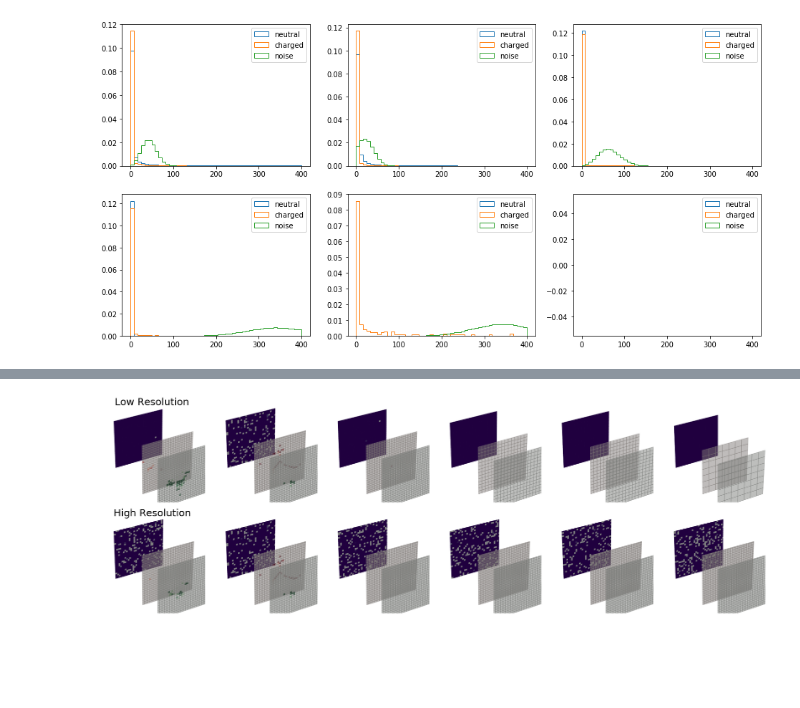
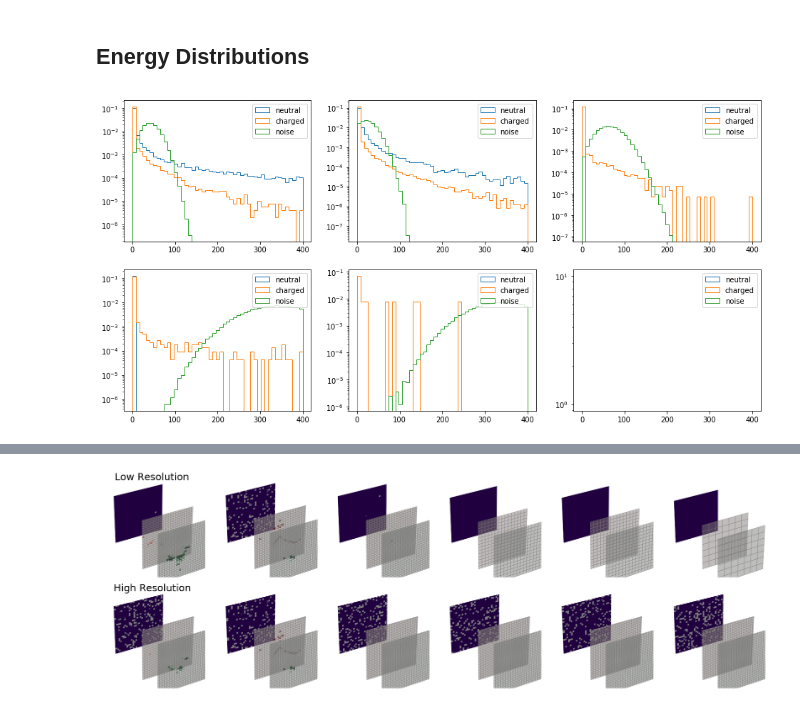
Before and after one commit to sanmayphy/ENERGYFLOW_ML, a Jupyter notebook: DataExploration/Data_Exploration.ipynb, the cells around one changed output, grey strips where cells are left out. Cells and saved outputs as stored; diff of their text form; code cells hidden in the pictures; blank space fills up the shorter version.

```diff
--- a/DataExploration/Data_Exploration.ipynb
+++ b/DataExploration/Data_Exploration.ipynb
@@ -28,25 +16,28 @@ UniformRes_TotalEnergy_Layer6
+# %% [markdown]
+## Energy Distributions
 # %%
 fig,ax = plt.subplots(2,3,figsize=(16,8))
 
 for layer_i in range(6):
 
     ax_i = ax[int(layer_i /3)][int(layer_i % 3)]
 
     charged_energy = f['RealRes_ChargedEnergy_Layer'+str(layer_i+1)][:].flatten()
     charged_energy = charged_energy[charged_energy > 0]
 
     neutral_energy = f['RealRes_NeutralEnergy_Layer'+str(layer_i+1)][:].flatten()
     neutral_energy = neutral_energy[neutral_energy > 0]
 
     noise =  f['RealRes_TotalEnergy_Layer'+str(layer_i+1)][:].flatten() \
                 -f['RealRes_ChargedEnergy_Layer'+str(layer_i+1)][:].flatten() \
                     -f['RealRes_NeutralEnergy_Layer'+str(layer_i+1)][:].flatten()
     noise = noise[noise > 0]
 
     ax_i.hist(neutral_energy,density=True,bins=np.linspace(0,400,50),label='neutral',histtype='step')
     ax_i.hist(charged_energy,density=True,bins=np.linspace(0,400,50),label='charged',histtype='step')
     ax_i.hist(noise,density=True,histtype='step',bins=np.linspace(0,400,50),label='noise')
     ax_i.legend()
+    ax_i.set_yscale('log')
 plt.show()
 # %% [output]
-[figure, old version]
+[figure, new version]
```
Also changed, not shown: parts of 7 cells of this notebook, 3 other files.
